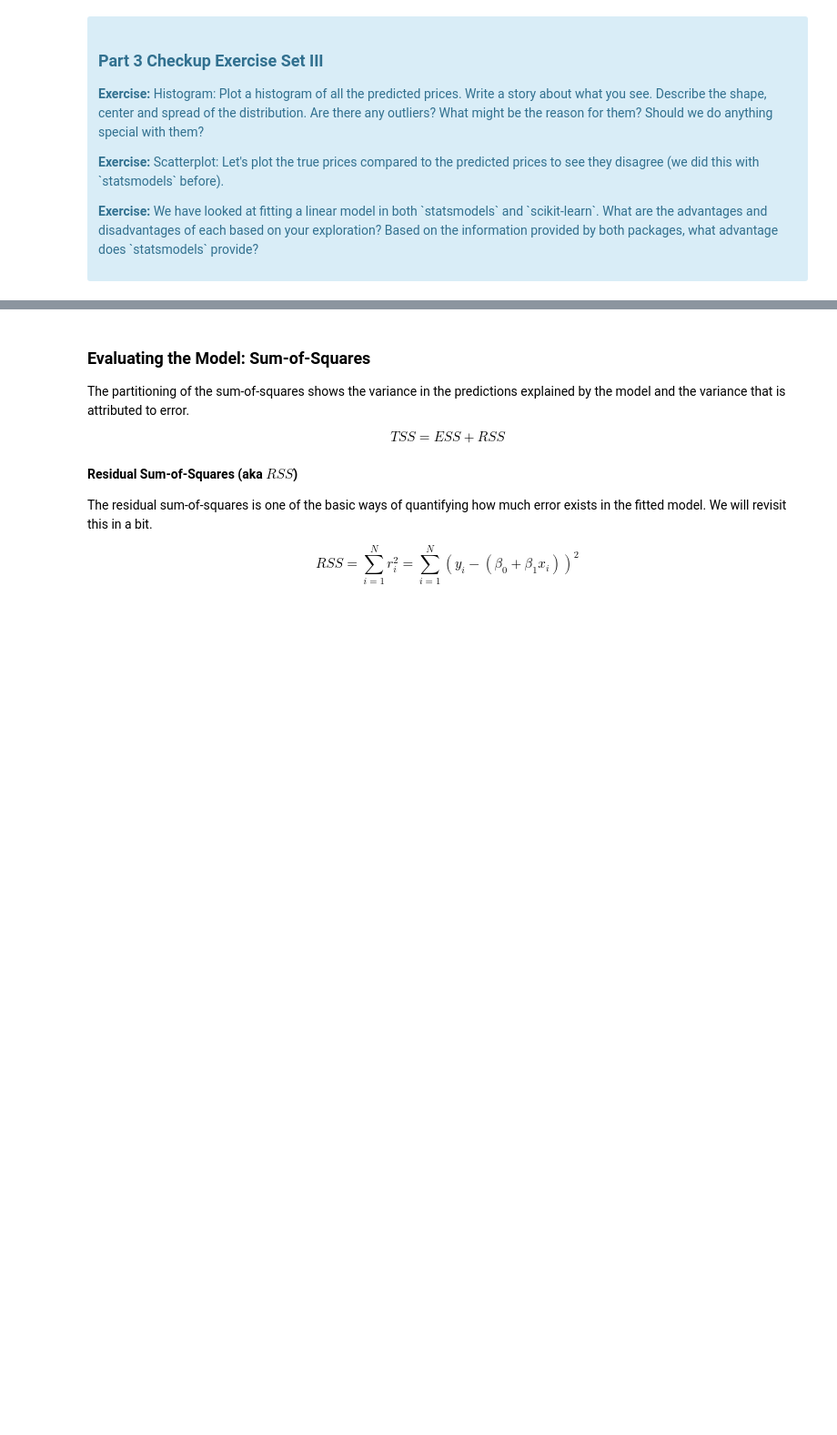
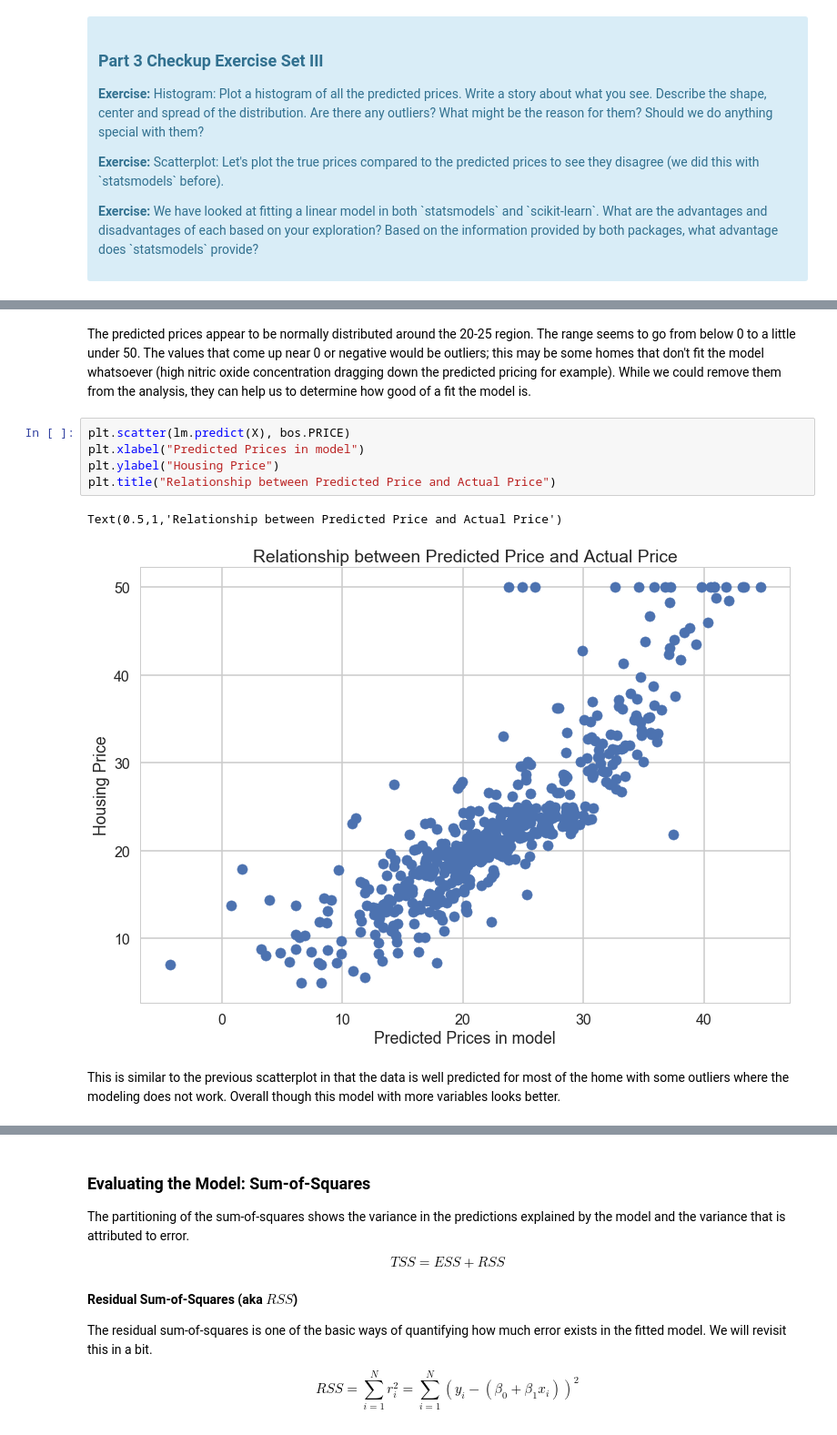
Before and after one commit to bouncebarkrun/Springboard-Data-Science-Career-Track, a Jupyter notebook: MiniProjects/linear_regression/Mini_Project_Linear_Regression.ipynb, the cells around one changed output, grey strips where cells are left out. Shown: that part at 91% size. Cells and saved outputs as stored; diff of their text form; blank space fills up the shorter version.

```diff
--- a/MiniProjects/linear_regression/Mini_Project_Linear_Regression.ipynb
+++ b/MiniProjects/linear_regression/Mini_Project_Linear_Regression.ipynb
@@ -605,0 +613,12 @@ array([ 30.00821269,  25.0298606 ,  30.5702317 ,  28.60814055,  27.94288232])
+# %% [markdown]
+The predicted prices appear to be normally distributed around the 20-25 region.  The range seems to go from below 0 to a little under 50.  The values that come up near 0 or negative would be outliers; this may be some homes that don't fit the model whatsoever (high nitric oxide concentration dragging down the predicted pricing for example).  While we could remove them from the analysis, they can help us to determine how good of a fit the model is.
+# %%
+plt.scatter(lm.predict(X), bos.PRICE)
+plt.xlabel("Predicted Prices in model")
+plt.ylabel("Housing Price")
+plt.title("Relationship between Predicted Price and Actual Price")
+# %% [output]
+Text(0.5,1,'Relationship between Predicted Price and Actual Price')
+[figure, added]
+# %% [markdown]
+This is similar to the previous scatterplot in that the data is well predicted for most of the home with some outliers where the modeling does not work.  Overall though this model with more variables looks better.
```
Also changed, not shown: parts of 18 cells of this notebook.
